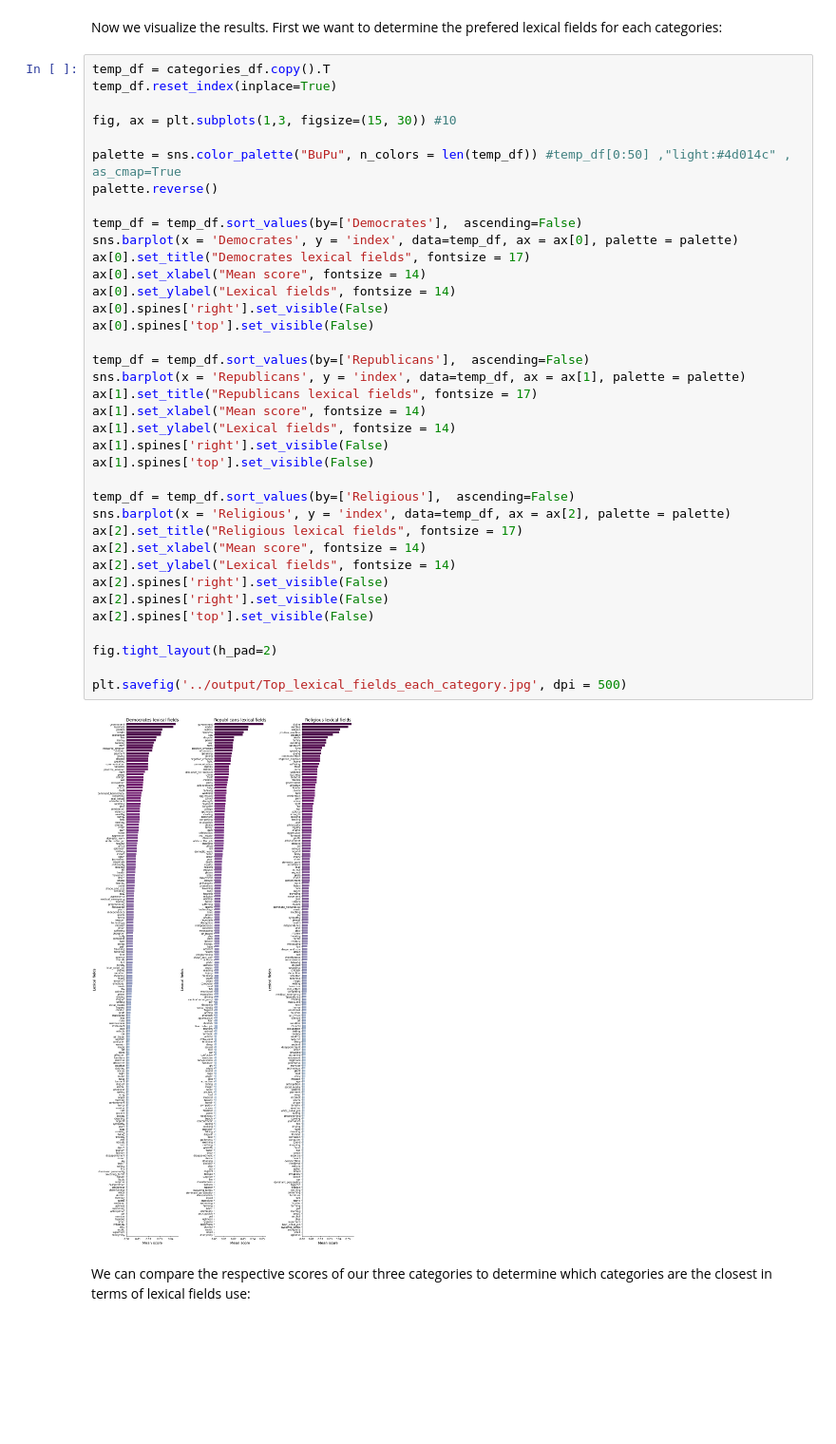
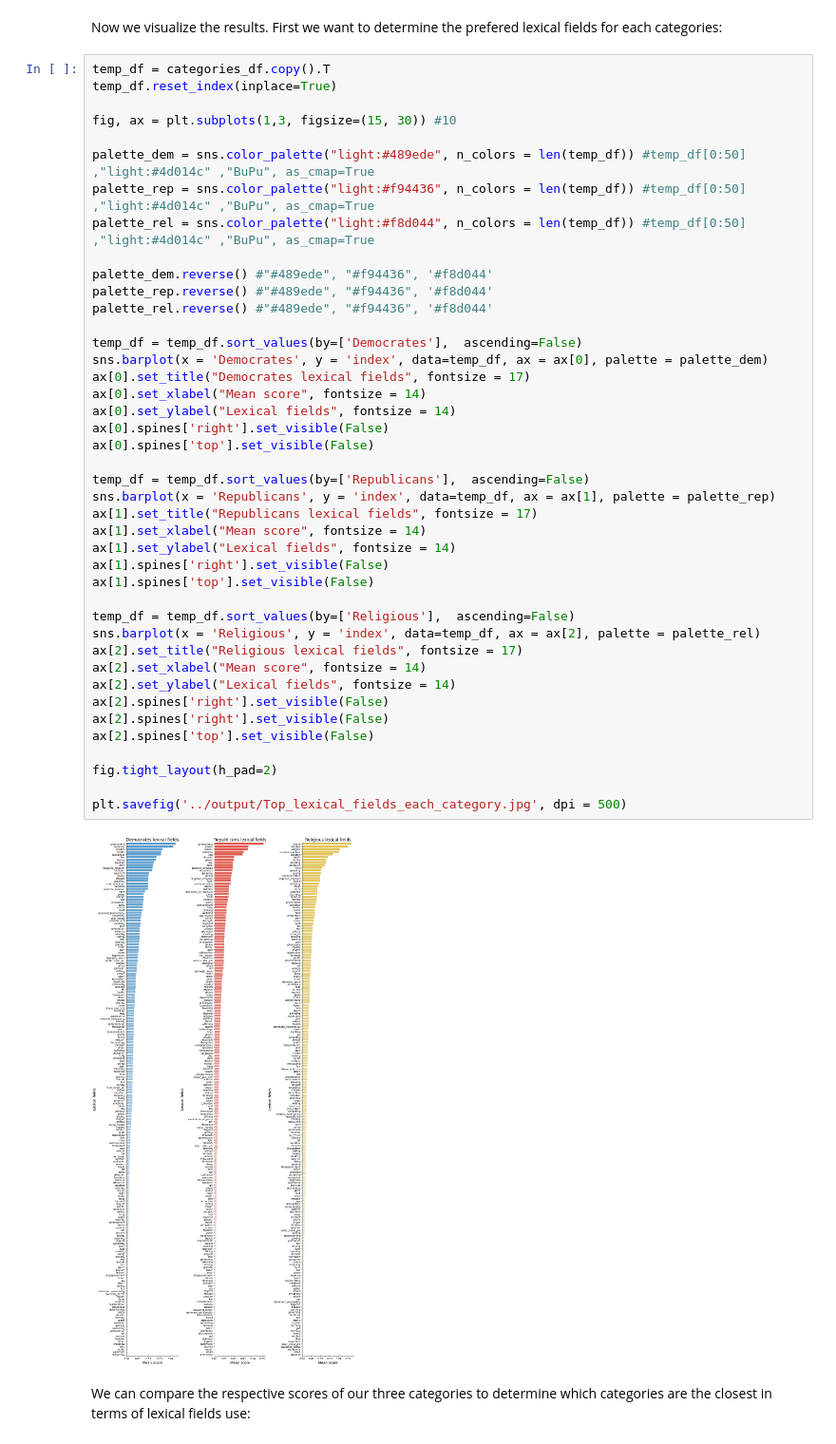
Before and after one commit to paulmoreau40/Applied-Data-Analysis-project-EPFL, a Jupyter notebook: src/Milestone_3.ipynb, the cells around one changed output. Shown at 95% size. Cells and saved outputs as stored; diff of their text form; blank space fills up the shorter version.

```diff
--- a/src/Milestone_3.ipynb
+++ b/src/Milestone_3.ipynb
@@ -567,39 +567,44 @@ temp_df.reset_index(inplace=True)
 
 fig, ax = plt.subplots(1,3, figsize=(15, 30)) #10
 
-palette = sns.color_palette("BuPu", n_colors = len(temp_df)) #temp_df[0:50] ,"light:#4d014c" , as_cmap=True
-palette.reverse()
+palette_dem = sns.color_palette("light:#489ede", n_colors = len(temp_df)) #temp_df[0:50] ,"light:#4d014c" ,"BuPu", as_cmap=True
+palette_rep = sns.color_palette("light:#f94436", n_colors = len(temp_df)) #temp_df[0:50] ,"light:#4d014c" ,"BuPu", as_cmap=True
+palette_rel = sns.color_palette("light:#f8d044", n_colors = len(temp_df)) #temp_df[0:50] ,"light:#4d014c" ,"BuPu", as_cmap=True
+
+palette_dem.reverse() #"#489ede", "#f94436", '#f8d044'
+palette_rep.reverse() #"#489ede", "#f94436", '#f8d044'
+palette_rel.reverse() #"#489ede", "#f94436", '#f8d044'
 
 temp_df = temp_df.sort_values(by=['Democrates'],  ascending=False)
-sns.barplot(x = 'Democrates', y = 'index', data=temp_df, ax = ax[0], palette = palette)
+sns.barplot(x = 'Democrates', y = 'index', data=temp_df, ax = ax[0], palette = palette_dem)
 ax[0].set_title("Democrates lexical fields", fontsize = 17)
 ax[0].set_xlabel("Mean score", fontsize = 14)
 ax[0].set_ylabel("Lexical fields", fontsize = 14)
 ax[0].spines['right'].set_visible(False)
 ax[0].spines['top'].set_visible(False)
 
 temp_df = temp_df.sort_values(by=['Republicans'],  ascending=False)
-sns.barplot(x = 'Republicans', y = 'index', data=temp_df, ax = ax[1], palette = palette)
+sns.barplot(x = 'Republicans', y = 'index', data=temp_df, ax = ax[1], palette = palette_rep)
 ax[1].set_title("Republicans lexical fields", fontsize = 17)
 ax[1].set_xlabel("Mean score", fontsize = 14)
 ax[1].set_ylabel("Lexical fields", fontsize = 14)
 ax[1].spines['right'].set_visible(False)
 ax[1].spines['top'].set_visible(False)
 
 temp_df = temp_df.sort_values(by=['Religious'],  ascending=False)
-sns.barplot(x = 'Religious', y = 'index', data=temp_df, ax = ax[2], palette = palette)
+sns.barplot(x = 'Religious', y = 'index', data=temp_df, ax = ax[2], palette = palette_rel)
 ax[2].set_title("Religious lexical fields", fontsize = 17)
 ax[2].set_xlabel("Mean score", fontsize = 14)
 ax[2].set_ylabel("Lexical fields", fontsize = 14)
 ax[2].spines['right'].set_visible(False)
 ax[2].spines['right'].set_visible(False)
 ax[2].spines['top'].set_visible(False)
 
 fig.tight_layout(h_pad=2)
 
 plt.savefig('../output/Top_lexical_fields_each_category.jpg', dpi = 500)
 # %% [output]
-[figure, old version]
+[figure, new version]
 # %% [markdown]
 We can compare the respective scores of our three categories to determine which categories are the closest in terms of lexical fields use:
 # %%
```
Also changed, not shown: parts of 9 cells of this notebook.
